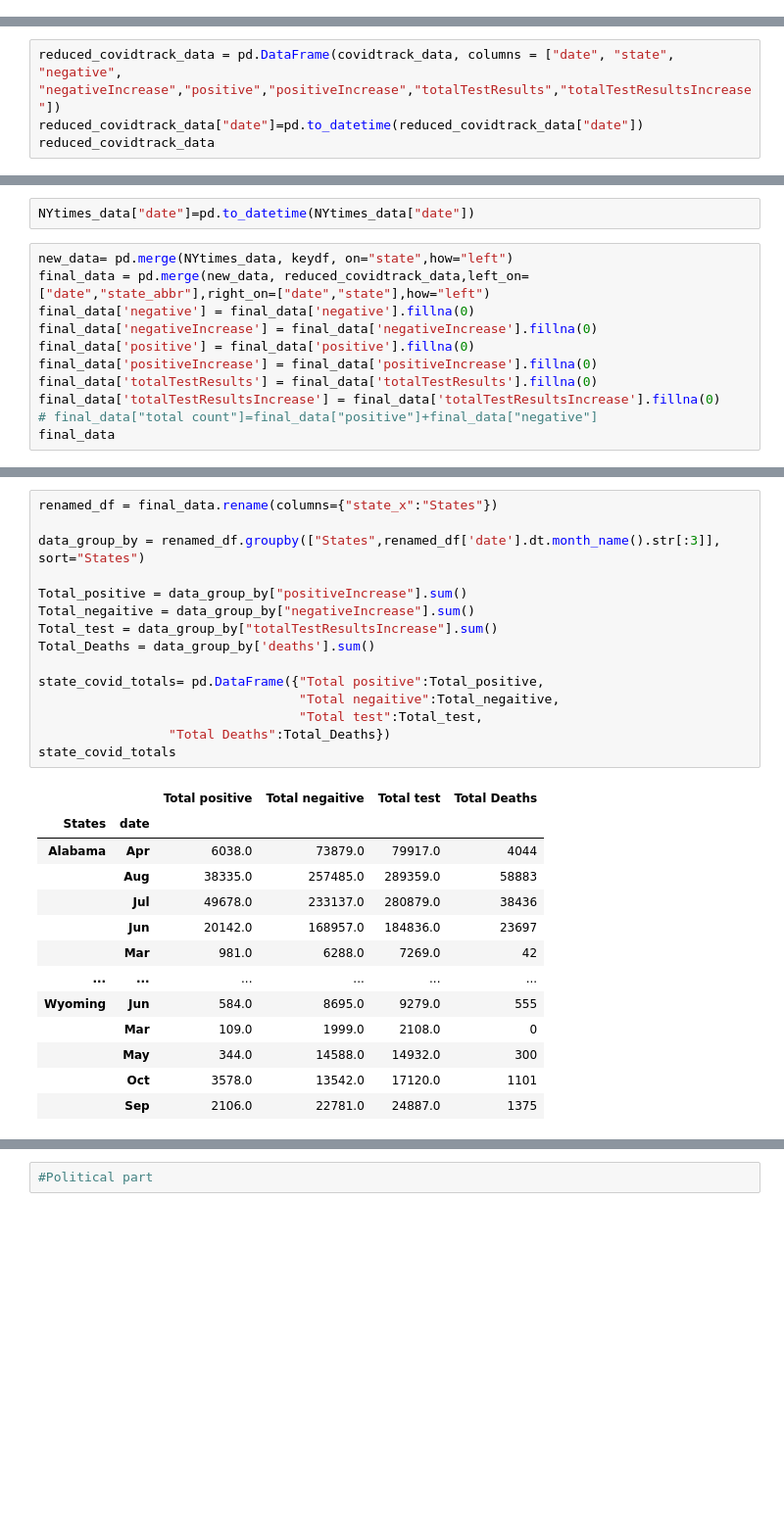
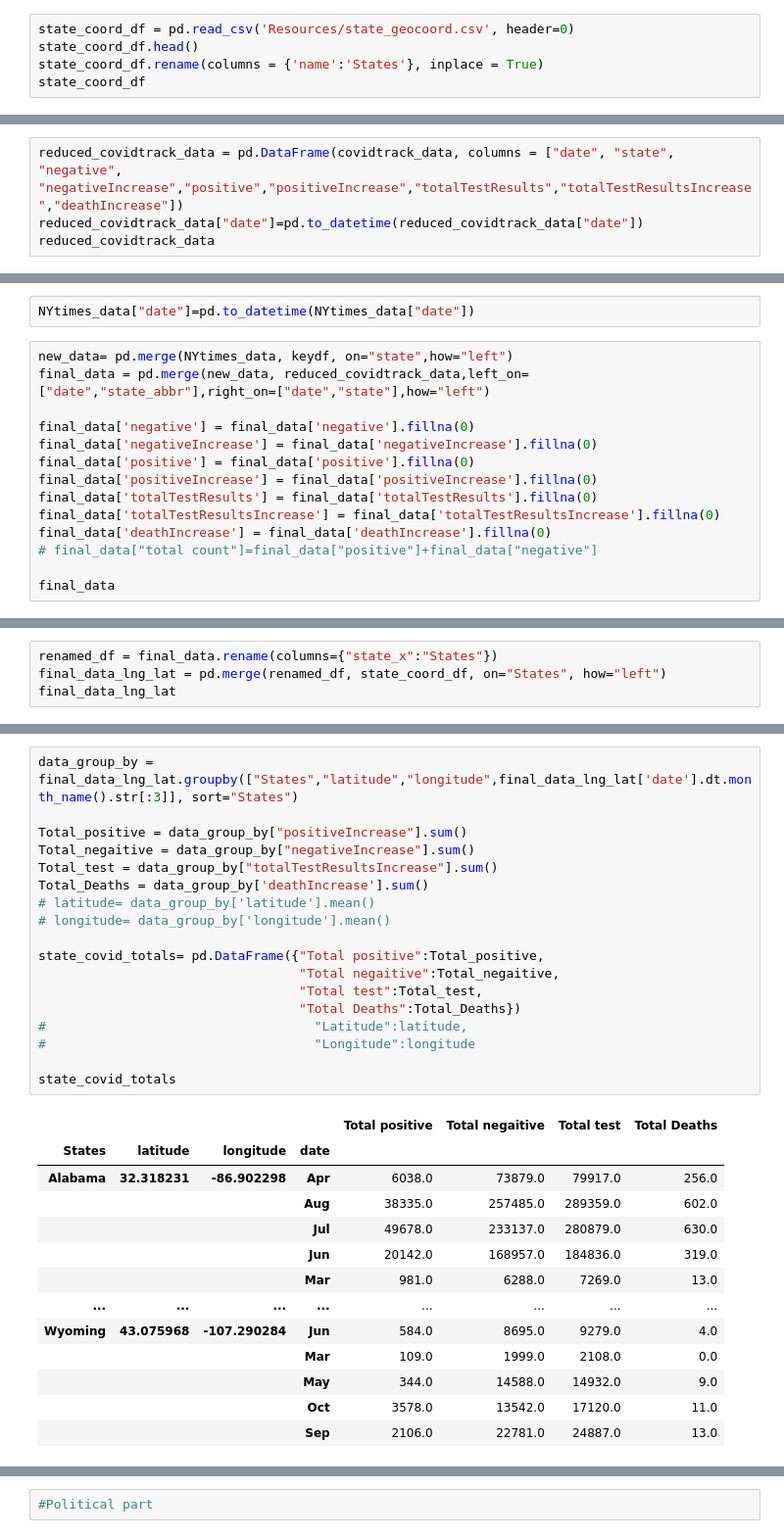
Before and after one commit to carrillofatima/UCI_Project-1_Group, a Jupyter notebook: Combine_dataframe.ipynb, the cells around one changed output, grey strips where cells are left out. Shown: that part at 98% size. Drawn from its saved outputs; the diff is of its cells as text; blank space fills up the shorter version.

```diff
--- a/Combine_dataframe.ipynb
+++ b/Combine_dataframe.ipynb
@@ -26,0 +28,5 @@ keydf.head()
+# %%
+state_coord_df = pd.read_csv('Resources/state_geocoord.csv', header=0)
+state_coord_df.head()
+state_coord_df.rename(columns = {'name':'States'}, inplace = True)
+state_coord_df
@@ -27,5 +51,5 @@ keydf.head()
 # %%
-reduced_covidtrack_data = pd.DataFrame(covidtrack_data, columns = ["date", "state", "negative", "negativeIncrease","positive","positiveIncrease","totalTestResults","totalTestResultsIncrease"])
+reduced_covidtrack_data = pd.DataFrame(covidtrack_data, columns = ["date", "state", "negative", "negativeIncrease","positive","positiveIncrease","totalTestResults","totalTestResultsIncrease","deathIncrease"])
 reduced_covidtrack_data["date"]=pd.to_datetime(reduced_covidtrack_data["date"])
 reduced_covidtrack_data
 # %% [output]
@@ -47,13 +71,16 @@ NYtimes_data["date"]=pd.to_datetime(NYtimes_data["date"])
 # %%
 new_data= pd.merge(NYtimes_data, keydf, on="state",how="left")
 final_data = pd.merge(new_data, reduced_covidtrack_data,left_on=["date","state_abbr"],right_on=["date","state"],how="left")
+
 final_data['negative'] = final_data['negative'].fillna(0)
 final_data['negativeIncrease'] = final_data['negativeIncrease'].fillna(0)
 final_data['positive'] = final_data['positive'].fillna(0)
 final_data['positiveIncrease'] = final_data['positiveIncrease'].fillna(0)
 final_data['totalTestResults'] = final_data['totalTestResults'].fillna(0)
 final_data['totalTestResultsIncrease'] = final_data['totalTestResultsIncrease'].fillna(0)
+final_data['deathIncrease'] = final_data['deathIncrease'].fillna(0)
 # final_data["total count"]=final_data["positive"]+final_data["negative"]
+
 final_data
 # %% [output]
 |  | date | state_x | fips | cases | deaths | state_abbr | state_y | negative | negativeIncrease | ... |
@@ -71,0 +99,4 @@ final_data
+# %%
+renamed_df = final_data.rename(columns={"state_x":"States"})
+final_data_lng_lat = pd.merge(renamed_df, state_coord_df, on="States", how="left")
+final_data_lng_lat
@@ -72,29 +117,32 @@ final_data
 # %%
-renamed_df = final_data.rename(columns={"state_x":"States"})
-
-data_group_by = renamed_df.groupby(["States",renamed_df['date'].dt.month_name().str[:3]], sort="States")
+data_group_by = final_data_lng_lat.groupby(["States","latitude","longitude",final_data_lng_lat['date'].dt.month_name().str[:3]], sort="States")
 
 Total_positive = data_group_by["positiveIncrease"].sum()
 Total_negaitive = data_group_by["negativeIncrease"].sum()
 Total_test = data_group_by["totalTestResultsIncrease"].sum()
-Total_Deaths = data_group_by['deaths'].sum()
+Total_Deaths = data_group_by['deathIncrease'].sum()
+# latitude= data_group_by['latitude'].mean()
+# longitude= data_group_by['longitude'].mean()
 
 state_covid_totals= pd.DataFrame({"Total positive":Total_positive,
                                   "Total negaitive":Total_negaitive,
                                   "Total test":Total_test,
-                 "Total Deaths":Total_Deaths})
+                                  "Total Deaths":Total_Deaths})
+#                                   "Latitude":latitude,
+#                                   "Longitude":longitude
+
 state_covid_totals
 # %% [output]
-|  |  | Total positive | Total negaitive | Total test | Total Deaths |
-| States | date |  |  |  |  |
-| Alabama | Apr | 6038.0 | 73879.0 | 79917.0 | 4044 |
-|  | Aug | 38335.0 | 257485.0 | 289359.0 | 58883 |
-|  | Jul | 49678.0 | 233137.0 | 280879.0 | 38436 |
-|  | Jun | 20142.0 | 168957.0 | 184836.0 | 23697 |
-|  | Mar | 981.0 | 6288.0 | 7269.0 | 42 |
-| ... | ... | ... | ... | ... | ... |
-| Wyoming | Jun | 584.0 | 8695.0 | 9279.0 | 555 |
-|  | Mar | 109.0 | 1999.0 | 2108.0 | 0 |
-|  | May | 344.0 | 14588.0 | 14932.0 | 300 |
-|  | Oct | 3578.0 | 13542.0 | 17120.0 | 1101 |
-|  | Sep | 2106.0 | 22781.0 | 24887.0 | 1375 |
+|  |  |  |  | Total positive | Total negaitive | Total test | Total Deaths |
+| States | latitude | longitude | date |  |  |  |  |
+| Alabama | 32.318231 | -86.902298 | Apr | 6038.0 | 73879.0 | 79917.0 | 256.0 |
+|  |  |  | Aug | 38335.0 | 257485.0 | 289359.0 | 602.0 |
+|  |  |  | Jul | 49678.0 | 233137.0 | 280879.0 | 630.0 |
+|  |  |  | Jun | 20142.0 | 168957.0 | 184836.0 | 319.0 |
+|  |  |  | Mar | 981.0 | 6288.0 | 7269.0 | 13.0 |
+| ... | ... | ... | ... | ... | ... | ... | ... |
+| Wyoming | 43.075968 | -107.290284 | Jun | 584.0 | 8695.0 | 9279.0 | 4.0 |
+|  |  |  | Mar | 109.0 | 1999.0 | 2108.0 | 0.0 |
+|  |  |  | May | 344.0 | 14588.0 | 14932.0 | 9.0 |
+|  |  |  | Oct | 3578.0 | 13542.0 | 17120.0 | 11.0 |
+|  |  |  | Sep | 2106.0 | 22781.0 | 24887.0 | 13.0 |
```
Also changed, not shown: parts of 10 cells of this notebook, 2 other files.
